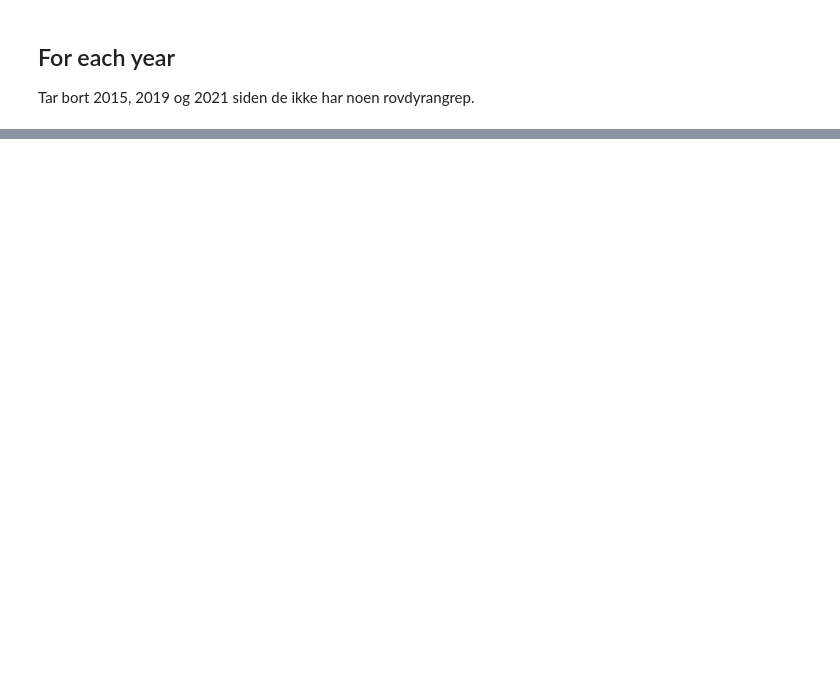
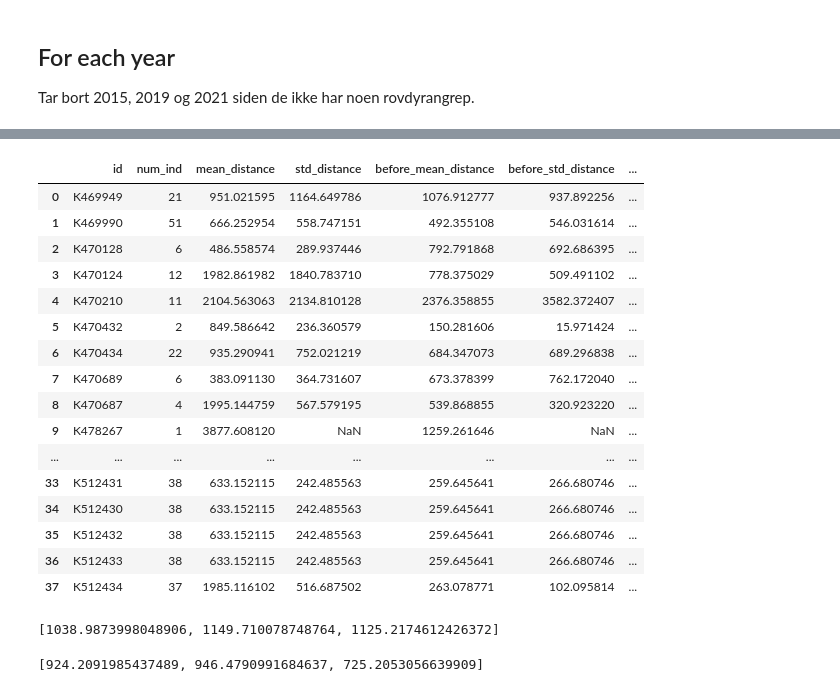
Before and after one commit to sigrunnu/sheep_n_predators, a Jupyter notebook: rovbase/Statistics.ipynb, the cells around one changed output, grey strips where cells are left out. Cells and saved outputs as stored; diff of their text form; code cells hidden in the pictures; blank space fills up the shorter version.

Commit message:
Add statistics for distance travelled for a flock before, during and after attack

```diff
--- a/rovbase/Statistics.ipynb
+++ b/rovbase/Statistics.ipynb
@@ -214,0 +70,36 @@ def create_attack_df(sheep_data, attack_data):
+# %%
+from CloseToAttack import calculate_distance
+from datetime import timedelta
+
+
+# Create flock that is nearby an attack, return list of individuals in the flock
+def create_flock(sheep_data, attack):
+
+    # Get attack start and end date
+    attack_start_date = attack['Skadedato_fra'].date()
+    attack_end_date = attack['Skadedato_til'].date()
+
+    # Only sheep in an attack will be in a flock nearby an attack
+    sheep_data = sheep_data[sheep_data['attack'] == 1]
+
+    # Each index corresponds to a row in the sheep data where date is within the attack dates
+    sheep_indexes = sheep_data.loc[(attack_start_date <= sheep_data['date']) & (sheep_data['date'] <= attack_end_date)].index
+
+    flock = [] # the flock nearby the attack
+
+    for sheep in sheep_indexes:
+        # Get latitude and longitude for sheep and attack
+        sheep_lat = sheep_data.at[sheep, 'latitude']
+        sheep_long = sheep_data.at[sheep, 'longitude']
+        attack_lat = attack['latitude']
+        attack_long = attack['longitude']
+
+        # Calculate the distance from the sheep to the attack
+        distance_to_attack = calculate_distance(sheep_lat, sheep_long, attack_lat, attack_long)
+
+        if distance_to_attack <= 1500: # The sheep is nearby the attack
+            ind = sheep_data.at[sheep, 'individual']
+            if ind not in flock:
+                flock.append(ind)
+
+    return flock
@@ -336,0 +350,32 @@ create_fig(list_stdev2020, '2020', 'Standard deviation')
+# %%
+distance_df = create_mean_std_distance(sheep_data=df, attack_data=attack_data)
+distance_df = distance_df.drop_duplicates(['num_ind',  'mean_distance', 'std_distance', 'before_mean_distance', 'before_std_distance', 'after_mean_distance', 'after_std_distance'], ignore_index=True)
+distance_df
+# %% [output]
+|  | id | num_ind | mean_distance | std_distance | before_mean_distance | before_std_distance | ... |
+| 0 | K469949 | 21 | 951.021595 | 1164.649786 | 1076.912777 | 937.892256 | ... |
+| 1 | K469990 | 51 | 666.252954 | 558.747151 | 492.355108 | 546.031614 | ... |
+| 2 | K470128 | 6 | 486.558574 | 289.937446 | 792.791868 | 692.686395 | ... |
+| 3 | K470124 | 12 | 1982.861982 | 1840.783710 | 778.375029 | 509.491102 | ... |
+| 4 | K470210 | 11 | 2104.563063 | 2134.810128 | 2376.358855 | 3582.372407 | ... |
+| 5 | K470432 | 2 | 849.586642 | 236.360579 | 150.281606 | 15.971424 | ... |
+| 6 | K470434 | 22 | 935.290941 | 752.021219 | 684.347073 | 689.296838 | ... |
+| 7 | K470689 | 6 | 383.091130 | 364.731607 | 673.378399 | 762.172040 | ... |
+| 8 | K470687 | 4 | 1995.144759 | 567.579195 | 539.868855 | 320.923220 | ... |
+| 9 | K478267 | 1 | 3877.608120 | NaN | 1259.261646 | NaN | ... |
+| ... | ... | ... | ... | ... | ... | ... | ... |
+| 33 | K512431 | 38 | 633.152115 | 242.485563 | 259.645641 | 266.680746 | ... |
+| 34 | K512430 | 38 | 633.152115 | 242.485563 | 259.645641 | 266.680746 | ... |
+| 35 | K512432 | 38 | 633.152115 | 242.485563 | 259.645641 | 266.680746 | ... |
+| 36 | K512433 | 38 | 633.152115 | 242.485563 | 259.645641 | 266.680746 | ... |
+| 37 | K512434 | 37 | 1985.116102 | 516.687502 | 263.078771 | 102.095814 | ... |
+# %%
+list_distance_mean = create_means(distance_df, 'mean_distance')
+create_fig(list_distance_mean, '2015-2021', feature='distance', text='Mean')
+# %% [output]
+[1038.9873998048906, 1149.710078748764, 1125.2174612426372]
+# %%
+list_distance_std = create_means(distance_df, 'std_distance')
+create_fig(list_distance_std, '2015-2021', feature='distance', text='Standard deviation')
+# %% [output]
+[924.2091985437489, 946.4790991684637, 725.2053056639909]
```
Also changed, not shown: parts of 14 cells of this notebook.
